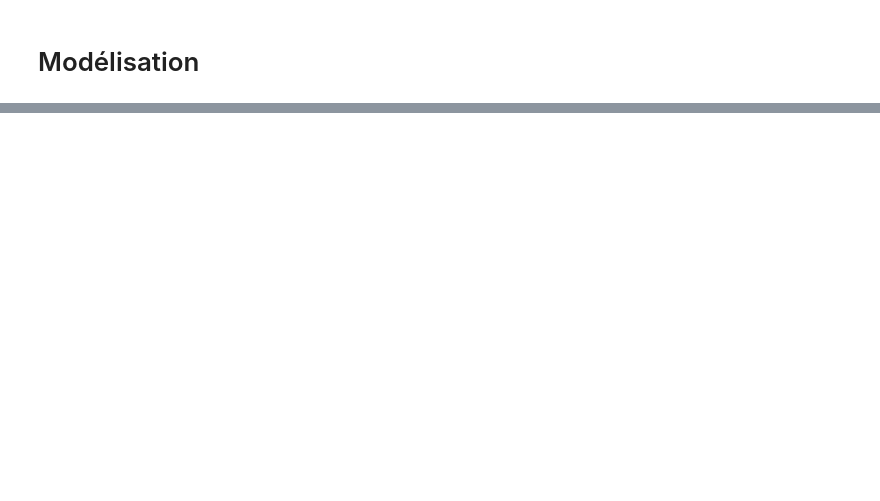
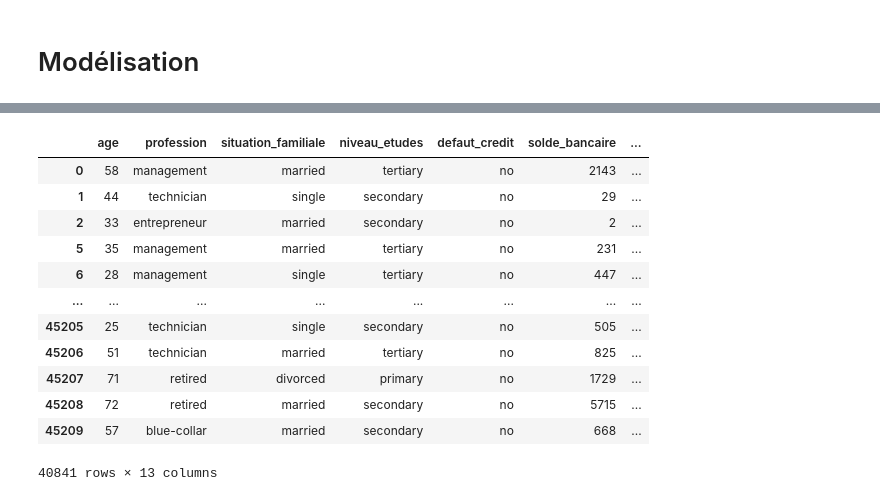
Before and after one commit to natachanj/Bootcamp-Acc-l-rateur-IA-Cohorte-1, a Jupyter notebook: Semaine4/Session1/02_Classification/01_Classification_Logistic_Regression.ipynb, the cells around one changed output, grey strips where cells are left out. Saved outputs shown, nothing was run; the diff lists cells and outputs as text; code cells hidden in the pictures; blank space fills up the shorter version.

```diff
--- a/Semaine4/Session1/02_Classification/01_Classification_Logistic_Regression.ipynb
+++ b/Semaine4/Session1/02_Classification/01_Classification_Logistic_Regression.ipynb
@@ -266,2 +453,18 @@ X = pd.get_dummies(X, columns=['profession', 'situation_familiale', 'niveau_etud
+# %%
+X
+# %% [output]
+|  | age | profession | situation_familiale | niveau_etudes | defaut_credit | solde_bancaire | ... |
+| 0 | 58 | management | married | tertiary | no | 2143 | ... |
+| 1 | 44 | technician | single | secondary | no | 29 | ... |
+| 2 | 33 | entrepreneur | married | secondary | no | 2 | ... |
+| 5 | 35 | management | married | tertiary | no | 231 | ... |
+| 6 | 28 | management | single | tertiary | no | 447 | ... |
+| ... | ... | ... | ... | ... | ... | ... | ... |
+| 45205 | 25 | technician | single | secondary | no | 505 | ... |
+| 45206 | 51 | technician | married | tertiary | no | 825 | ... |
+| 45207 | 71 | retired | divorced | primary | no | 1729 | ... |
+| 45208 | 72 | retired | married | secondary | no | 5715 | ... |
+| 45209 | 57 | blue-collar | married | secondary | no | 668 | ... |
+40841 rows × 13 columns
 # %%
 # Ajouter une constante pour l'interception
```
Also changed, not shown: parts of 29 cells of this notebook.
